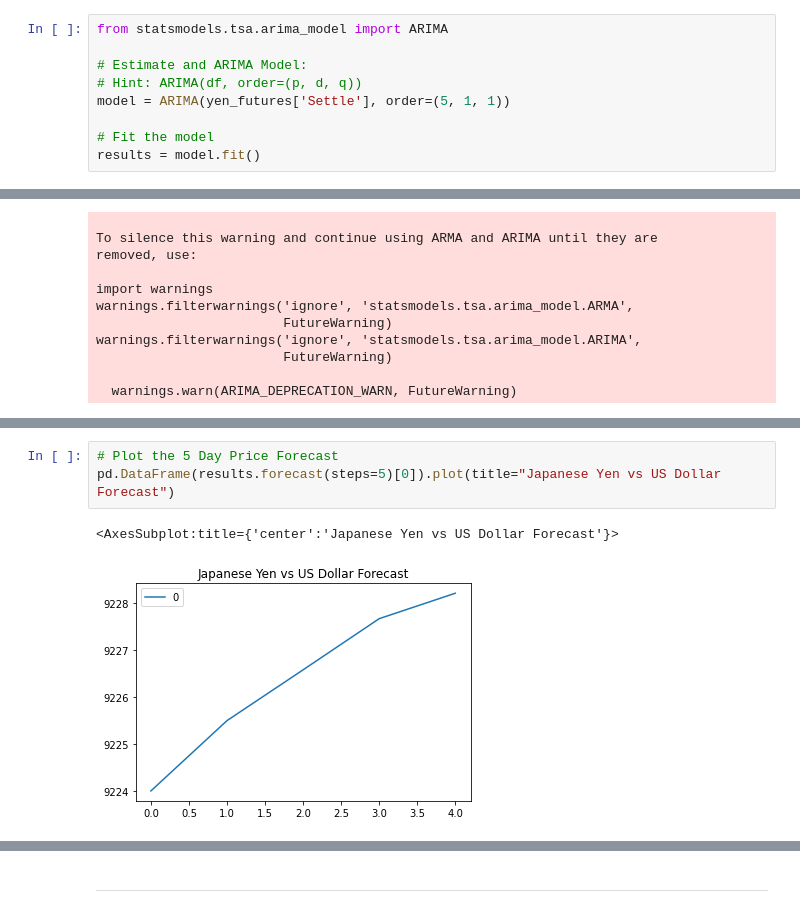
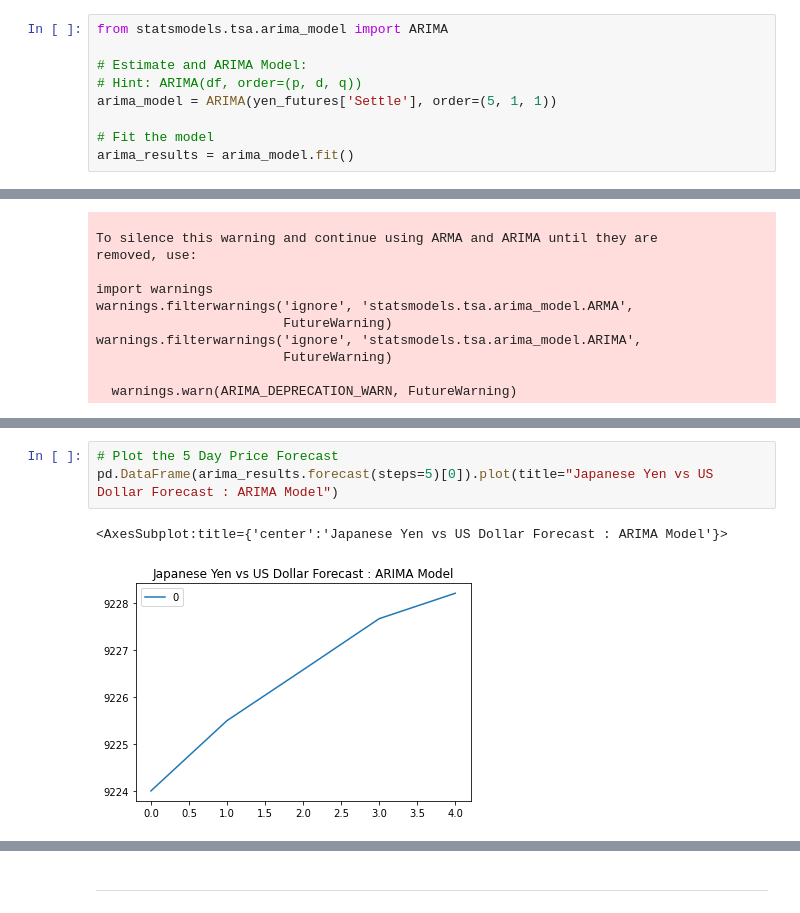
Before and after one commit to Luke-Mac/yen_for_the_future, a Jupyter notebook: time_series_analysis.ipynb, the cells around one changed output, grey strips where cells are left out. Cells and saved outputs as stored; diff of their text form.

```diff
--- a/time_series_analysis.ipynb
+++ b/time_series_analysis.ipynb
@@ -167,10 +192,10 @@ from statsmodels.tsa.arima_model import ARIMA
 
 # Estimate and ARIMA Model:
 # Hint: ARIMA(df, order=(p, d, q))
-model = ARIMA(yen_futures['Settle'], order=(5, 1, 1))
+arima_model = ARIMA(yen_futures['Settle'], order=(5, 1, 1))
 
 # Fit the model
-results = model.fit()
+arima_results = arima_model.fit()
 # %% [output]
 statsmodels.tsa.arima_model.ARMA and statsmodels.tsa.arima_model.ARIMA have
 been deprecated in favor of statsmodels.tsa.arima.model.ARIMA (note the .
@@ -220,7 +245,7 @@ Roots
 | MA.1 | 3.3652 | +0.0000j | 3.3652 | 0.0000 |
 # %%
 # Plot the 5 Day Price Forecast
-pd.DataFrame(results.forecast(steps=5)[0]).plot(title="Japanese Yen vs US Dollar Forecast")
+pd.DataFrame(arima_results.forecast(steps=5)[0]).plot(title="Japanese Yen vs US Dollar Forecast : ARIMA Model")
 # %% [output]
-<AxesSubplot:title={'center':'Japanese Yen vs US Dollar Forecast'}>
+<AxesSubplot:title={'center':'Japanese Yen vs US Dollar Forecast : ARIMA Model'}>
-[figure, old version]
+[figure, new version]
```
Also changed, not shown: parts of 22 cells of this notebook.
